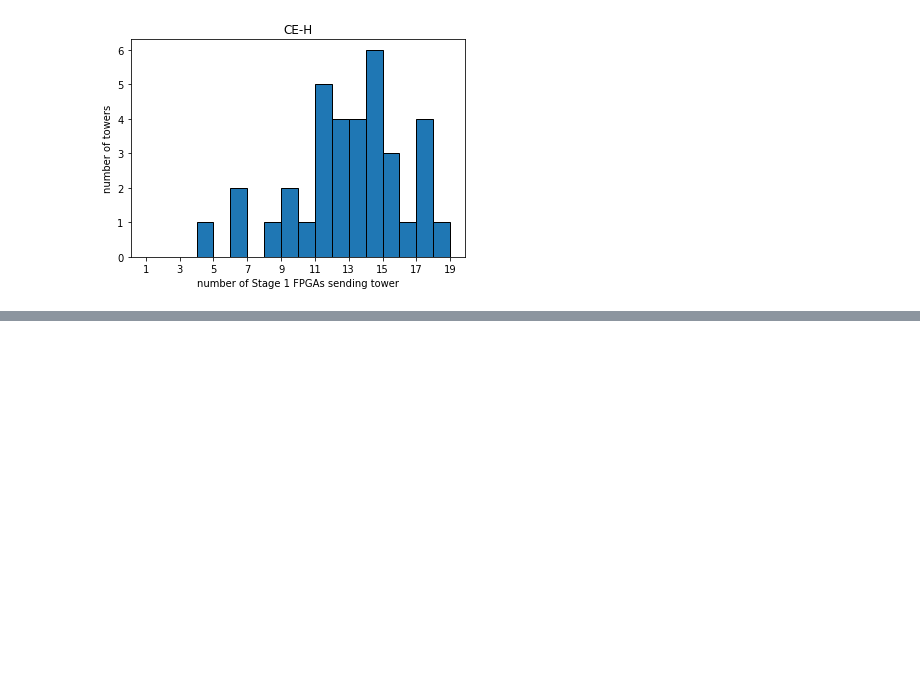
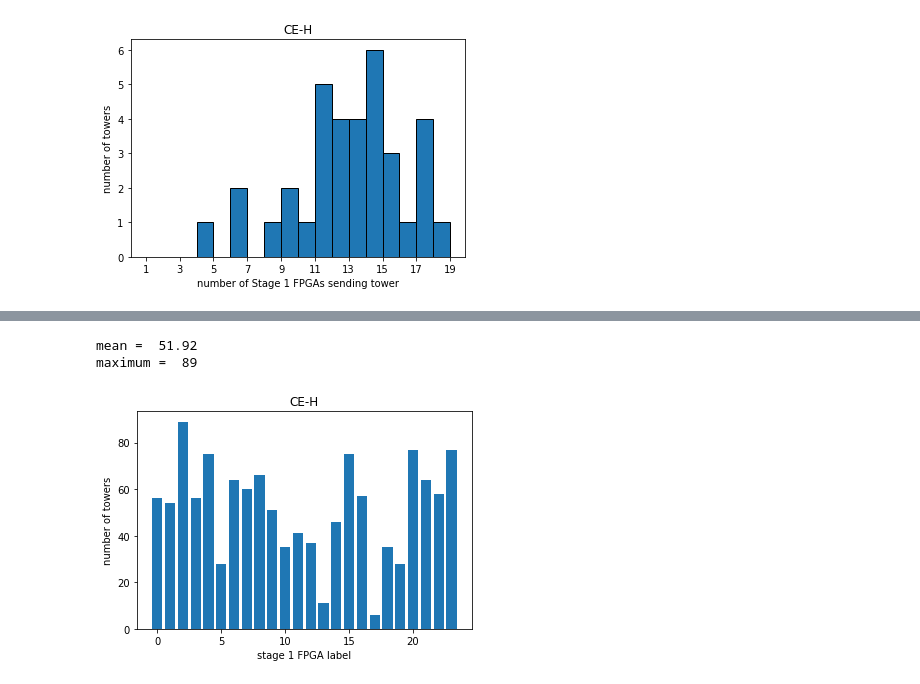
Before and after one commit to mhassans/tower-energy, a Jupyter notebook: jupyter/NumBundlesPerEachTower.ipynb, the cells around one changed output, grey strips where cells are left out. Cells and saved outputs as stored; diff of their text form; code cells hidden in the pictures; blank space fills up the shorter version.

```diff
--- a/jupyter/NumBundlesPerEachTower.ipynb
+++ b/jupyter/NumBundlesPerEachTower.ipynb
@@ -159,0 +189,2 @@ total entries =  35
+# %%
+towersPerBundle_Had_under30, towersPerBundle_Had_above30 = numTowersPerBundle(parMtxHad_PerBundle, 'Had')
@@ -159,0 +203,6 @@ total entries =  35
+# %%
+plotHist2(towersPerBundle_Had_under30, 'Had_under30')
+# %% [output]
+mean =  51.92
+maximum =  89
+[figure, added]
```
Also changed, not shown: parts of 5 cells of this notebook.
